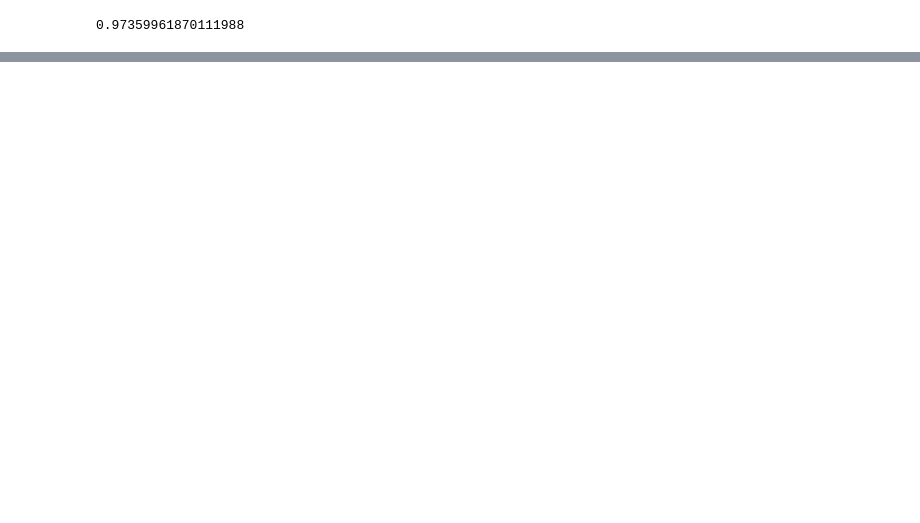
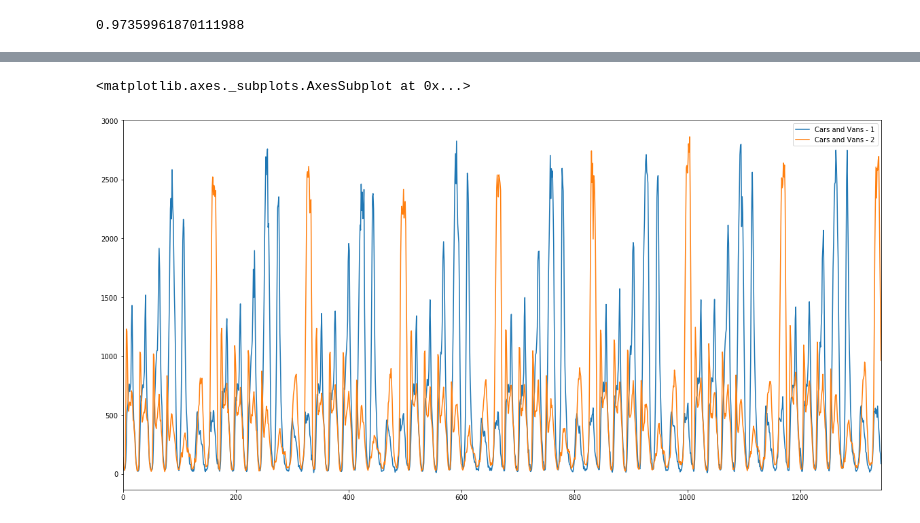
Before and after one commit to veicco/bcg-gamma, a Jupyter notebook: 3 Generate Predicted Data.ipynb, the cells around one changed output, grey strips where cells are left out. Cells and saved outputs as stored; diff of their text form; code cells hidden in the pictures; blank space fills up the shorter version.

Commit message:
create midsummers ts set for visualizations

```diff
--- a/3 Generate Predicted Data.ipynb
+++ b/3 Generate Predicted Data.ipynb
@@ -122,7 +125,7 @@ def get_location_name(location_id):
 
 def get_ts_row(data, location_id, year, week, weekday, hour):
     """
-    Returns time series formatted row from the data.
+    Returns time series formatted row from the data. Includes only Cars & Vans, Trucs and Buses.
     """
     ts_row = pd.DataFrame()
     rows = data[(data.location_id == location_id) & (data.year == year) & (data.week == week) & (data.weekday == weekday)]
@@ -155,8 +158,11 @@ def to_ts_format(data):
             for week in data[(data.location_id == location_id) & (data.year == year)].week.unique():
                 for weekday in data[(data.location_id == location_id) & (data.year == year) & (data.week == week)].weekday.unique():
                     for hour in range(1,25):
-                        row = get_ts_row(data, location_id, year, week, weekday, hour)
-                        ts_data = pd.concat([ts_data, row])
+                        try:
+                            row = get_ts_row(data, location_id, year, week, weekday, hour)
+                            ts_data = pd.concat([ts_data, row])
+                        except:
+                            print("Failed: ", location_id, year, week, weekday, hour)
     return ts_data.reset_index(drop=True)
 # %%
 # split the raw data to train and test sets
@@ -180,3 +186,8 @@ evaluate(X_test, Y_test, model)
 # generate series over the prediction period and store as CSV
 generated = to_ts_format(generate_prediction_series(model))
 generated.to_csv("prediction.csv", index=False)
+# %%
+# create also ts formatted DataFrame from all midsummer weeks for the relevant vehicles
+midsummer_data = raw_data[(raw_data["vehicle_type"].isin(["13 Linja-autot", "12 KAIP", "11 HA-PA"])) & (raw_data.week == 25)]
+midsummer_ts = to_ts_format(midsummer_data)
+midsummer_ts.to_csv("midsummers_ts.csv")
@@ -182,0 +212,6 @@ generated.to_csv("prediction.csv", index=False)
+# %%
+fig, ax = plt.subplots(figsize=(20, 10))
+midsummer_ts[midsummer_ts["LAM Station"] == "Mäntsälä"][["date", "Cars and Vans - 1", "Cars and Vans - 2"]].plot(ax=ax)
+# %% [output]
+<matplotlib.axes._subplots.AxesSubplot at 0x...>
+[figure, added]
```
Also changed, not shown: parts of 2 cells of this notebook, 1 other file.
